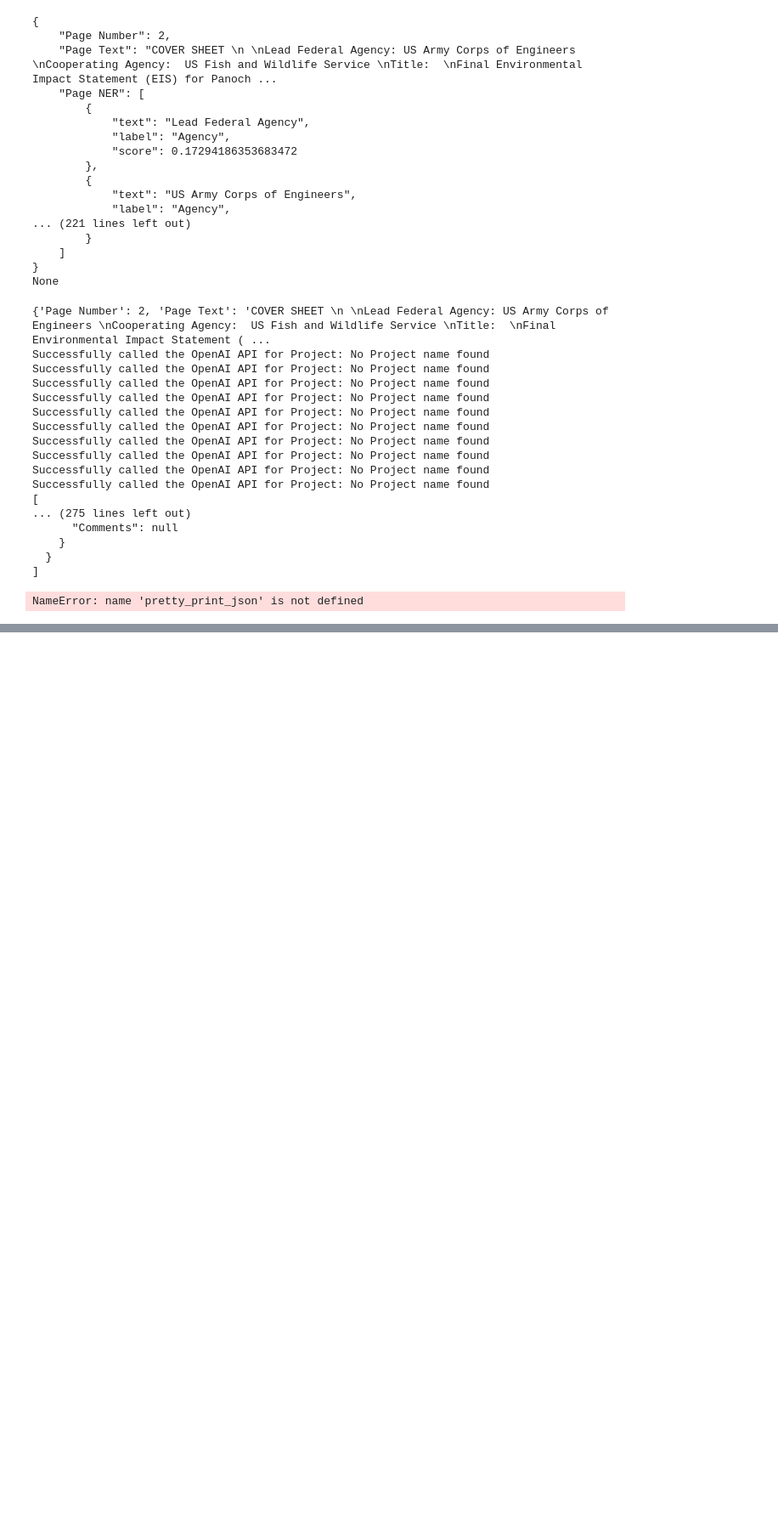
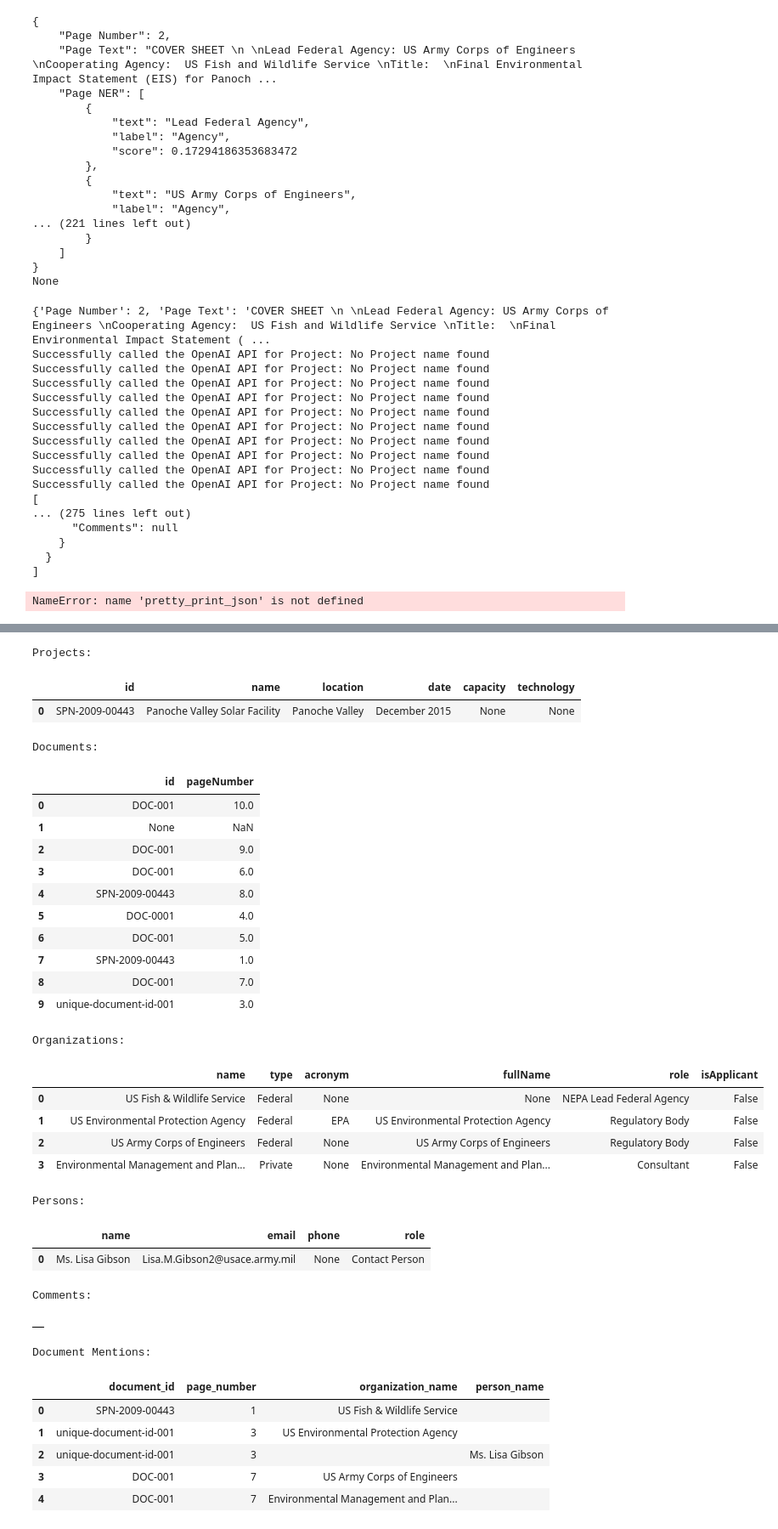
Before and after one commit to bansal19/daylight-data, a Jupyter notebook: Daylight_create_db.ipynb, the cells around one changed output, grey strips where cells are left out. Shown at 85% size. Drawn from its saved outputs; the diff is of its cells as text; code cells hidden in the pictures; blank space fills up the shorter version.

```diff
--- a/Daylight_create_db.ipynb
+++ b/Daylight_create_db.ipynb
@@ -246,0 +166,16 @@ KeyError: 'documentId'
+# %%
+# Load the JSON data from the document content
+# Load the JSON data from the file specified by json_name
+with open(json_name, 'r') as file:
+    data = json.load(file)
+
+# Print out the structure of the data
+print("Data type:", type(data))
+print("Data structure:")
+if isinstance(data, list):
+    print(f"List with {len(data)} items")
+    if len(data) > 0:
+        print("First item structure:")
+        print(json.dumps(data[0], indent=2))
+else:
+    print(json.dumps(data, indent=2))
@@ -246,0 +339,64 @@ KeyError: 'documentId'
+# %%
+# Display DataFrames
+print("\nProjects:")
+display(df_projects)
+
+print("\nDocuments:")
+display(df_documents)
+
+print("\nOrganizations:")
+display(df_organizations)
+
+print("\nPersons:")
+display(df_persons)
+
+print("\nComments:")
+display(df_comments)
+
+print("\nDocument Mentions:")
+display(df_document_mentions)
+
+print("\nDataFrames have been created successfully.")
+
+# Print summary statistics
+print(f"\nSummary:")
+print(f"Total projects: {len(df_projects)}")
+print(f"Total documents: {len(df_documents)}")
+print(f"Total organizations: {len(df_organizations)}")
+print(f"Total persons: {len(df_persons)}")
+print(f"Total comments: {len(df_comments)}")
+print(f"Total document mentions: {len(df_document_mentions)}")
+# %% [output]
+Projects:
+|  | id | name | location | date | capacity | technology |
+| 0 | SPN-2009-00443 | Panoche Valley Solar Facility | Panoche Valley | December 2015 | None | None |
+Documents:
+|  | id | pageNumber |
+| 0 | DOC-001 | 10.0 |
+| 1 | None | NaN |
+| 2 | DOC-001 | 9.0 |
+| 3 | DOC-001 | 6.0 |
+| 4 | SPN-2009-00443 | 8.0 |
+| 5 | DOC-0001 | 4.0 |
+| 6 | DOC-001 | 5.0 |
+| 7 | SPN-2009-00443 | 1.0 |
+| 8 | DOC-001 | 7.0 |
+| 9 | unique-document-id-001 | 3.0 |
+Organizations:
+|  | name | type | acronym | fullName | role | isApplicant |
+| 0 | US Fish & Wildlife Service | Federal | None | None | NEPA Lead Federal Agency | False |
+| 1 | US Environmental Protection Agency | Federal | EPA | US Environmental Protection Agency | Regulatory Body | False |
+| 2 | US Army Corps of Engineers | Federal | None | US Army Corps of Engineers | Regulatory Body | False |
+| 3 | Environmental Management and Plan... | Private | None | Environmental Management and Plan... | Consultant | False |
+Persons:
+|  | name | email | phone | role |
+| 0 | Ms. Lisa Gibson | Lisa.M.Gibson2@usace.army.mil | None | Contact Person |
+Comments:
+|  |
+Document Mentions:
+|  | document_id | page_number | organization_name | person_name |
+| 0 | SPN-2009-00443 | 1 | US Fish & Wildlife Service |  |
+| 1 | unique-document-id-001 | 3 | US Environmental Protection Agency |  |
+| 2 | unique-document-id-001 | 3 |  | Ms. Lisa Gibson |
+| 3 | DOC-001 | 7 | US Army Corps of Engineers |  |
+| 4 | DOC-001 | 7 | Environmental Management and Plan... |  |
```
Also changed, not shown: parts of 7 cells of this notebook, 1 other file.
